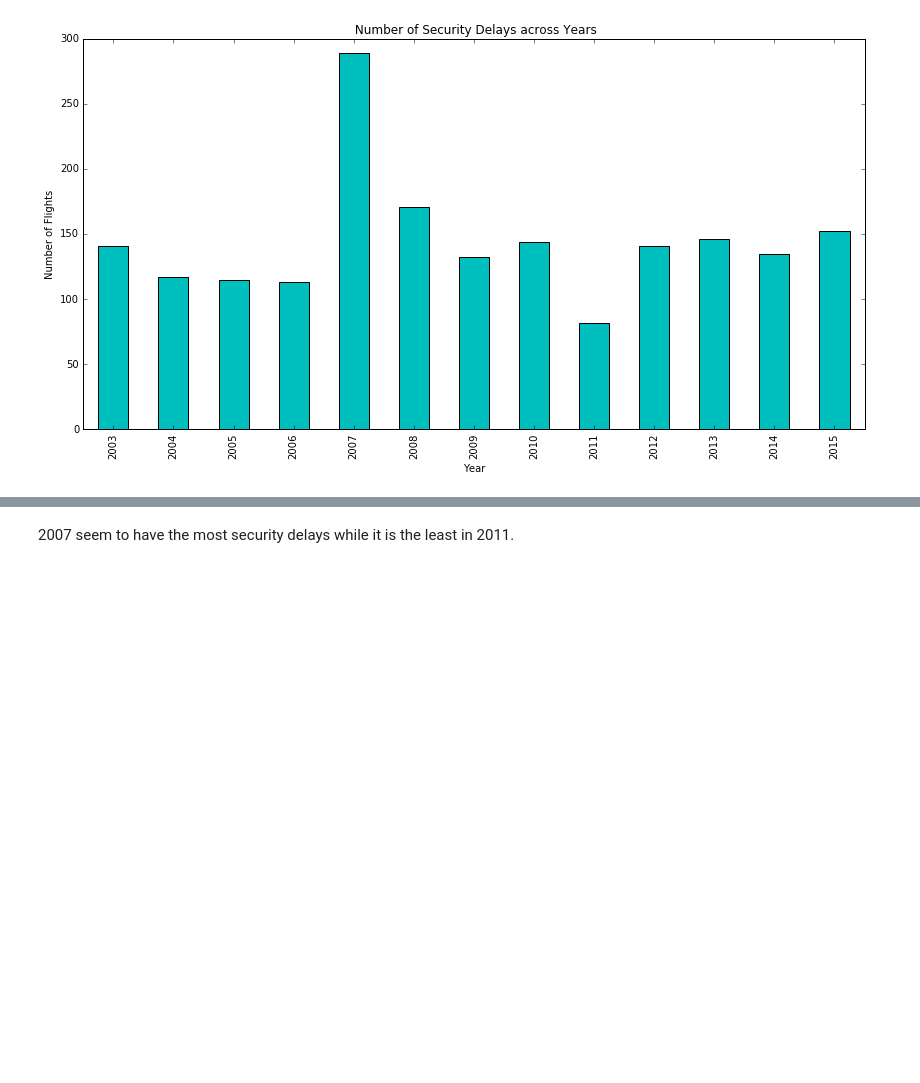
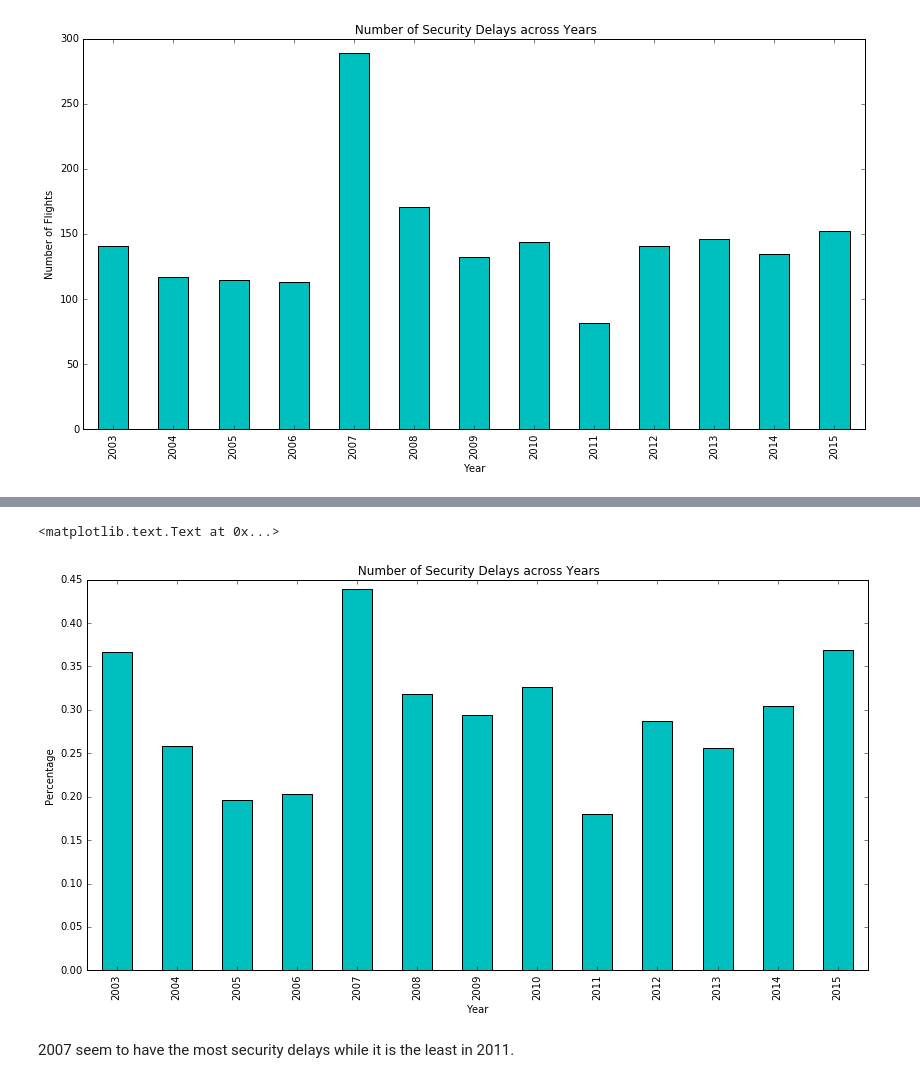
Before and after one commit to msk280/springboard, a Jupyter notebook: AirlineDataAnalysis07072016.ipynb, the cells around one changed output, grey strips where cells are left out. Drawn from its saved outputs; the diff is of its cells as text; code cells hidden in the pictures; blank space fills up the shorter version.

```diff
--- a/AirlineDataAnalysis07072016.ipynb
+++ b/AirlineDataAnalysis07072016.ipynb
@@ -419,3 +452,14 @@ plt.title(' Number of Security Delays across Years')
+# %%
+#temp1 = AirlineData[AirlineData.SECURITY_DELAY_FLAG > 0]
+#temp2 = temp1.groupby('YEAR').SECURITY_DELAY_FLAG.sum()/temp1.groupby('YEAR').SECURITY_DELAY_FLAG.count()
+temp2 = (AirlineData.groupby('YEAR').SECURITY_DELAY_FLAG.sum()*100)/AirlineData.groupby('YEAR').SECURITY_DELAY_FLAG.count()
+temp2.plot(kind='bar', color = ('c'))
+plt.xlabel('Year')
+plt.ylabel('Percentage')
+plt.title(' Number of Security Delays across Years')
+# %% [output]
+<matplotlib.text.Text at 0x...>
+[figure, added]
 # %% [markdown]
 2007 seem to have the most security delays while it is the least in 2011.
 # %%
```
Also changed, not shown: parts of 6 cells of this notebook.
